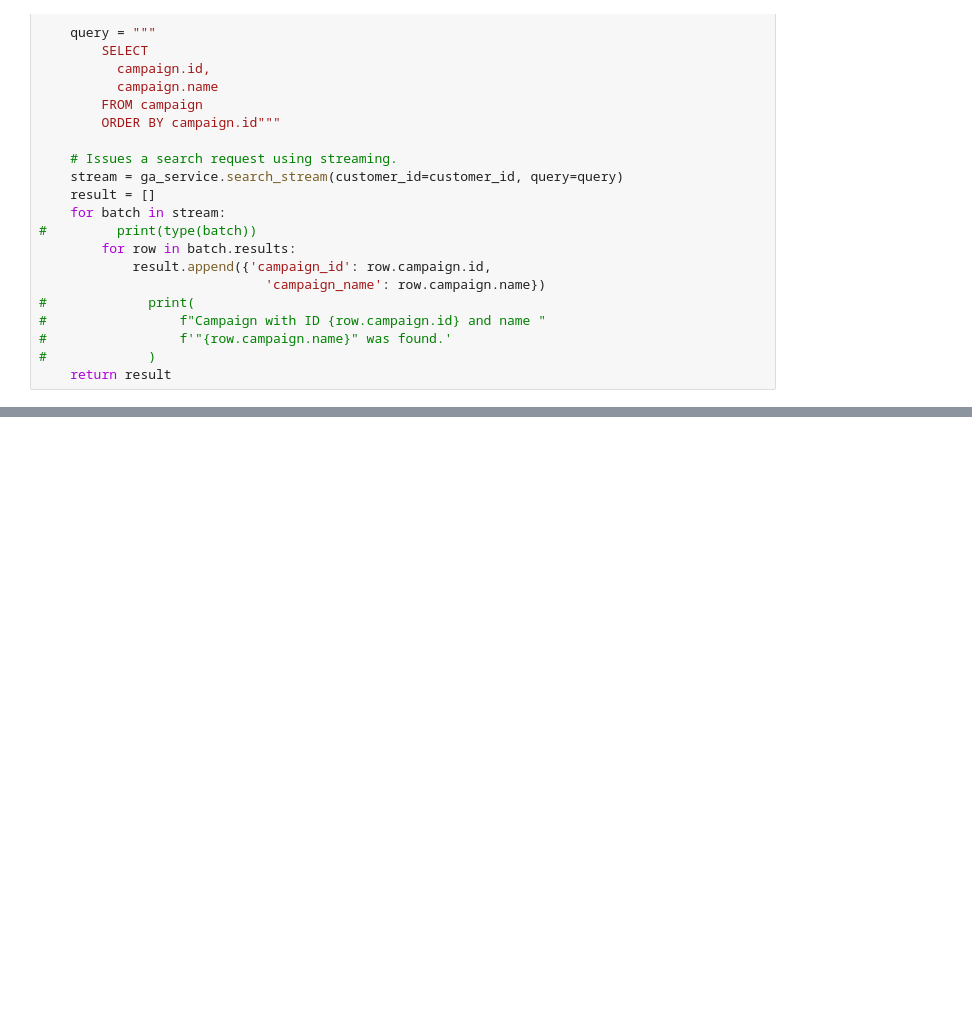
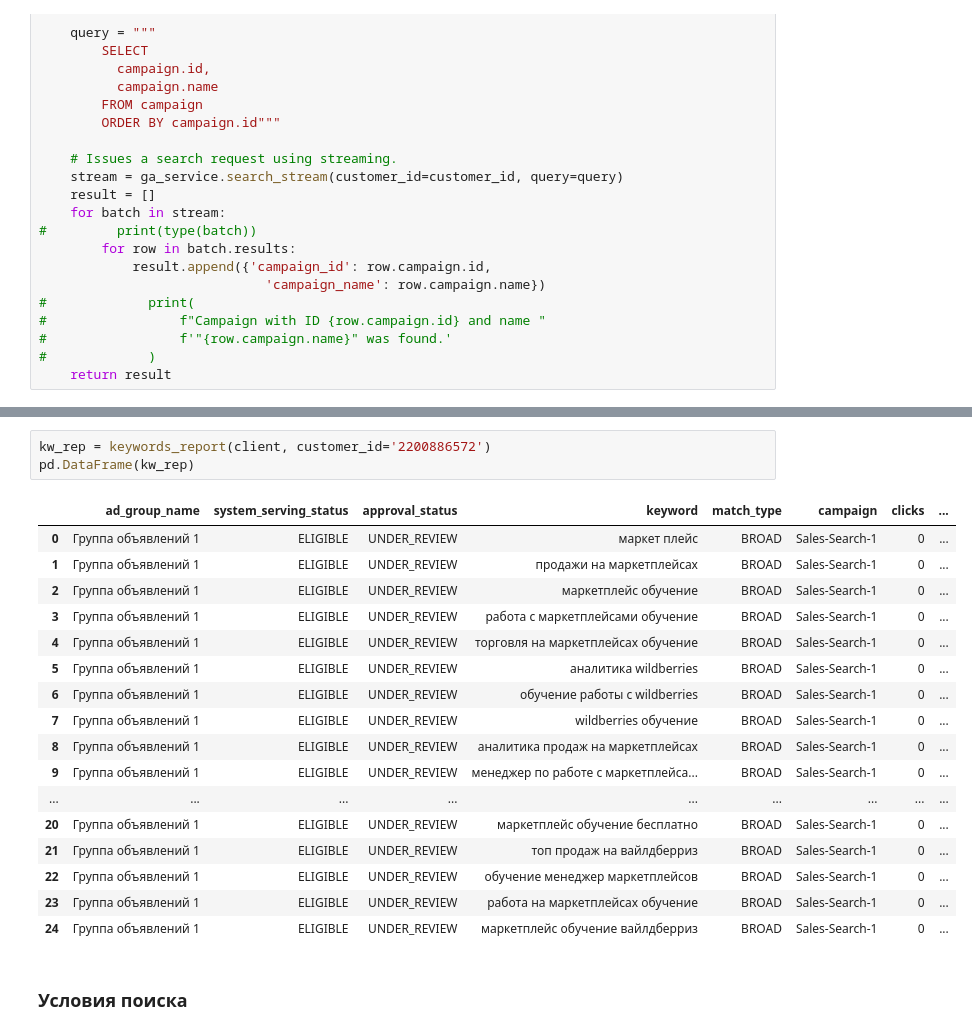
Before and after one commit to FED32/google_ads_api, a Jupyter notebook: first_tests.ipynb, the cells around one changed output, grey strips where cells are left out. Saved outputs shown, nothing was run; the diff lists cells and outputs as text; blank space fills up the shorter version.

```diff
--- a/first_tests.ipynb
+++ b/first_tests.ipynb
@@ -146,0 +401,23 @@ pd.DataFrame(report)
+# %%
+kw_rep = keywords_report(client, customer_id='2200886572')
+pd.DataFrame(kw_rep)
+# %% [output]
+|  | ad_group_name | system_serving_status | approval_status | keyword | match_type | campaign | clicks | ... |
+| 0 | Группа объявлений 1 | ELIGIBLE | UNDER_REVIEW | маркет плейс | BROAD | Sales-Search-1 | 0 | ... |
+| 1 | Группа объявлений 1 | ELIGIBLE | UNDER_REVIEW | продажи на маркетплейсах | BROAD | Sales-Search-1 | 0 | ... |
+| 2 | Группа объявлений 1 | ELIGIBLE | UNDER_REVIEW | маркетплейс обучение | BROAD | Sales-Search-1 | 0 | ... |
+| 3 | Группа объявлений 1 | ELIGIBLE | UNDER_REVIEW | работа с маркетплейсами обучение | BROAD | Sales-Search-1 | 0 | ... |
+| 4 | Группа объявлений 1 | ELIGIBLE | UNDER_REVIEW | торговля на маркетплейсах обучение | BROAD | Sales-Search-1 | 0 | ... |
+| 5 | Группа объявлений 1 | ELIGIBLE | UNDER_REVIEW | аналитика wildberries | BROAD | Sales-Search-1 | 0 | ... |
+| 6 | Группа объявлений 1 | ELIGIBLE | UNDER_REVIEW | обучение работы с wildberries | BROAD | Sales-Search-1 | 0 | ... |
+| 7 | Группа объявлений 1 | ELIGIBLE | UNDER_REVIEW | wildberries обучение | BROAD | Sales-Search-1 | 0 | ... |
+| 8 | Группа объявлений 1 | ELIGIBLE | UNDER_REVIEW | аналитика продаж на маркетплейсах | BROAD | Sales-Search-1 | 0 | ... |
+| 9 | Группа объявлений 1 | ELIGIBLE | UNDER_REVIEW | менеджер по работе с маркетплейса... | BROAD | Sales-Search-1 | 0 | ... |
+| ... | ... | ... | ... | ... | ... | ... | ... | ... |
+| 20 | Группа объявлений 1 | ELIGIBLE | UNDER_REVIEW | маркетплейс обучение бесплатно | BROAD | Sales-Search-1 | 0 | ... |
+| 21 | Группа объявлений 1 | ELIGIBLE | UNDER_REVIEW | топ продаж на вайлдберриз | BROAD | Sales-Search-1 | 0 | ... |
+| 22 | Группа объявлений 1 | ELIGIBLE | UNDER_REVIEW | обучение менеджер маркетплейсов | BROAD | Sales-Search-1 | 0 | ... |
+| 23 | Группа объявлений 1 | ELIGIBLE | UNDER_REVIEW | работа на маркетплейсах обучение | BROAD | Sales-Search-1 | 0 | ... |
+| 24 | Группа объявлений 1 | ELIGIBLE | UNDER_REVIEW | маркетплейс обучение вайлдберриз | BROAD | Sales-Search-1 | 0 | ... |
+# %% [markdown]
+### Условия поиска
```
Also changed, not shown: parts of 22 cells of this notebook.
